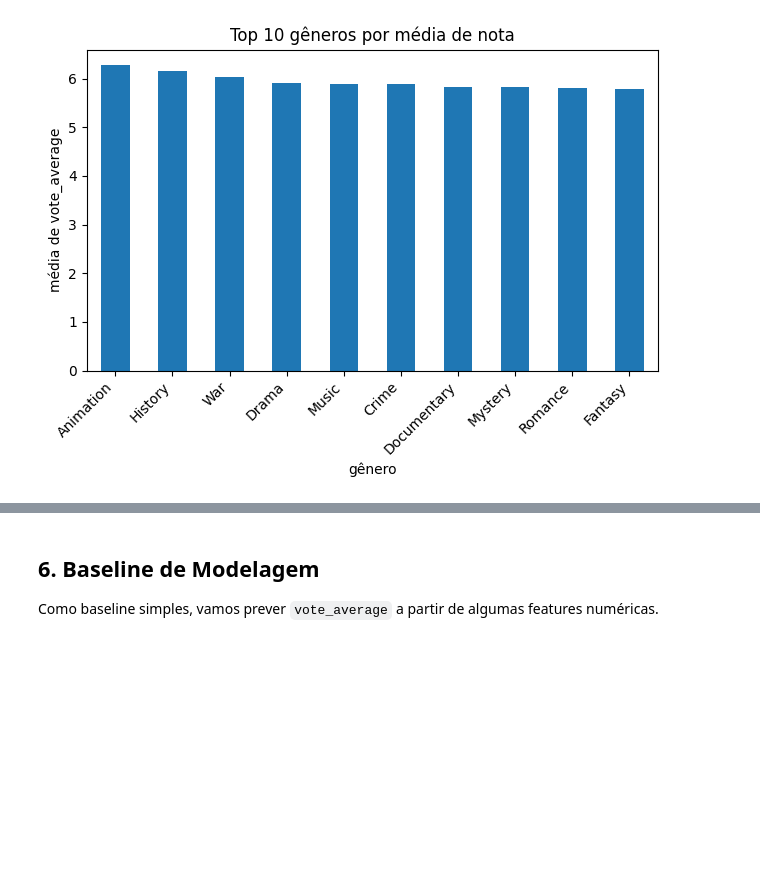
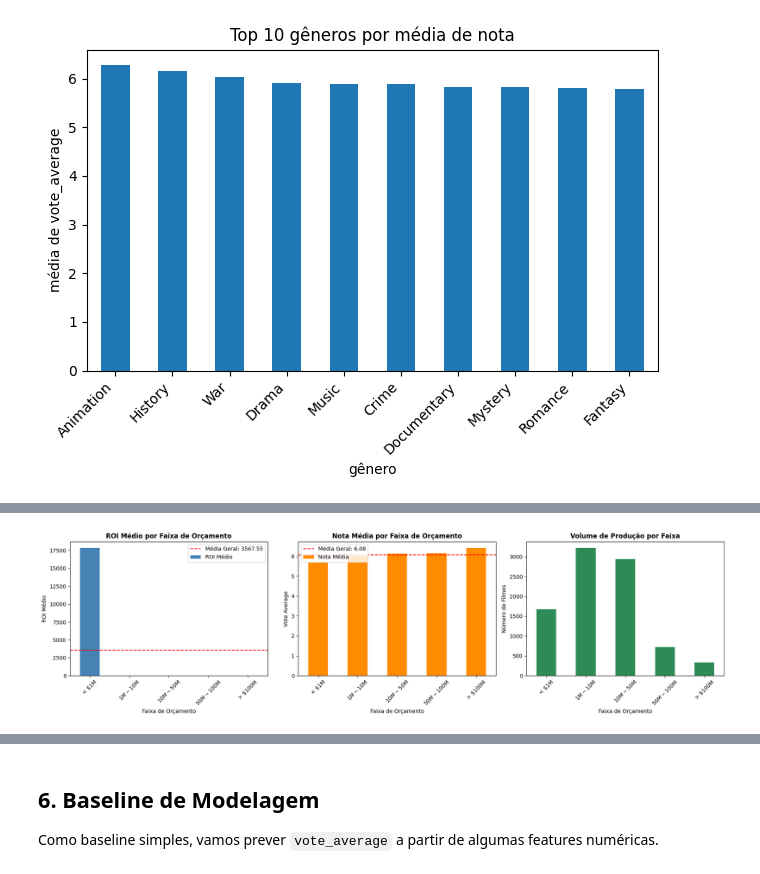
Before and after one commit to joaopedrosduarte/bigdata-atv2, a Jupyter notebook: src/Projeto_BigData_Movies_Pipeline.ipynb, the cells around one changed output, grey strips where cells are left out. Drawn from its saved outputs; the diff is of its cells as text; code cells hidden in the pictures; blank space fills up the shorter version.

```diff
--- a/src/Projeto_BigData_Movies_Pipeline.ipynb
+++ b/src/Projeto_BigData_Movies_Pipeline.ipynb
@@ -439,0 +443,84 @@ else:
+# %%
+gold_path = GOLD_DIR / "movies_metadata_gold.parquet"
+if gold_path.exists():
+    dfg = pd.read_parquet(gold_path)
+
+    # Criar faixas de orçamento
+    budget_bins = [0, 1_000_000, 10_000_000, 50_000_000, 100_000_000, 500_000_000]
+    budget_labels = ['< $1M', '$1M-$10M', '$10M-$50M', '$50M-$100M', '> $100M']
+
+    df_budget = dfg[dfg['budget'] > 0].copy()
+    df_budget['budget_range'] = pd.cut(df_budget['budget'], bins=budget_bins, labels=budget_labels)
+
+    # Análise por faixa de orçamento
+    budget_stats = df_budget.groupby('budget_range').agg({
+        'roi': 'mean',
+        'vote_average': 'mean',
+        'revenue': 'mean',
+        'title_clean': 'count'
+    }).round(2)
+    budget_stats.columns = ['ROI Médio', 'Nota Média', 'Receita Média', 'Quantidade de Filmes']
+
+    print("="*80)
+    print("ANÁLISE DE ORÇAMENTO POR FAIXAS")
+    print("="*80)
+    print(budget_stats)
+    print("\n")
+
+    # Visualização: ROI por Faixa de Orçamento
+    fig, axes = plt.subplots(1, 3, figsize=(18, 5))
+
+    # Gráfico 1: ROI Médio
+    budget_stats['ROI Médio'].plot(kind='bar', ax=axes[0], color='steelblue')
+    axes[0].set_title('ROI Médio por Faixa de Orçamento', fontweight='bold', fontsize=12)
+    axes[0].set_xlabel('Faixa de Orçamento')
+    axes[0].set_ylabel('ROI Médio')
+    mean_roi = budget_stats['ROI Médio'].mean()
+    axes[0].axhline(y=mean_roi, color='red', linestyle='--',
+                    label=f'Média Geral: {mean_roi:.2f}')
+    axes[0].legend()
+    axes[0].tick_params(axis='x', rotation=45)
+
+    # Gráfico 2: Nota Média
+    budget_stats['Nota Média'].plot(kind='bar', ax=axes[1], color='darkorange')
+    axes[1].set_title('Nota Média por Faixa de Orçamento', fontweight='bold', fontsize=12)
+    axes[1].set_xlabel('Faixa de Orçamento')
+    axes[1].set_ylabel('Vote Average')
+    mean_vote = budget_stats['Nota Média'].mean()
+    axes[1].axhline(y=mean_vote, color='red', linestyle='--',
+                    label=f'Média Geral: {mean_vote:.2f}')
+    axes[1].legend()
+    axes[1].tick_params(axis='x', rotation=45)
+
+    # Gráfico 3: Quantidade de Filmes
+    budget_stats['Quantidade de Filmes'].plot(kind='bar', ax=axes[2], color='seagreen')
+    axes[2].set_title('Volume de Produção por Faixa', fontweight='bold', fontsize=12)
+    axes[2].set_xlabel('Faixa de Orçamento')
+    axes[2].set_ylabel('Número de Filmes')
+    axes[2].tick_params(axis='x', rotation=45)
+
+    plt.tight_layout()
+    plt.show()
+
+    # Insights
+    print("="*80)
+    print("INSIGHTS: ORÇAMENTO vs DESEMPENHO")
+    print("="*80)
+
+    best_roi_range = budget_stats['ROI Médio'].idxmax()
+    best_quality_range = budget_stats['Nota Média'].idxmax()
+    most_produced_range = budget_stats['Quantidade de Filmes'].idxmax()
+
+    print(f"\n✓ Melhor ROI: {best_roi_range} com {budget_stats.loc[best_roi_range, 'ROI Médio']:.2f}x retorno")
+    print(f"✓ Melhor Qualidade: {best_quality_range} com nota média {budget_stats.loc[best_quality_range, 'Nota Média']:.2f}")
+    print(f"✓ Maior Volume: {most_produced_range} com {int(budget_stats.loc[most_produced_range, 'Quantidade de Filmes'])} filmes")
+
+    print("\n💡 RECOMENDAÇÕES:")
+    print("  • Para investidores: Foco em filmes de médio orçamento ($1M-$10M) para melhor ROI")
+    print("  • Para produtores: Orçamento alto não garante qualidade ou retorno financeiro")
+    print("  • Diversificação de portfólio é essencial para balancear risco e retorno")
+    print("="*80 + "\n")
+
+else:
+    print("Gold não encontrado:", gold_path)
+# %% [output]
@@ -439,0 +537 @@ else:
+[figure, added]
```
Also changed, not shown: parts of 9 cells of this notebook.
